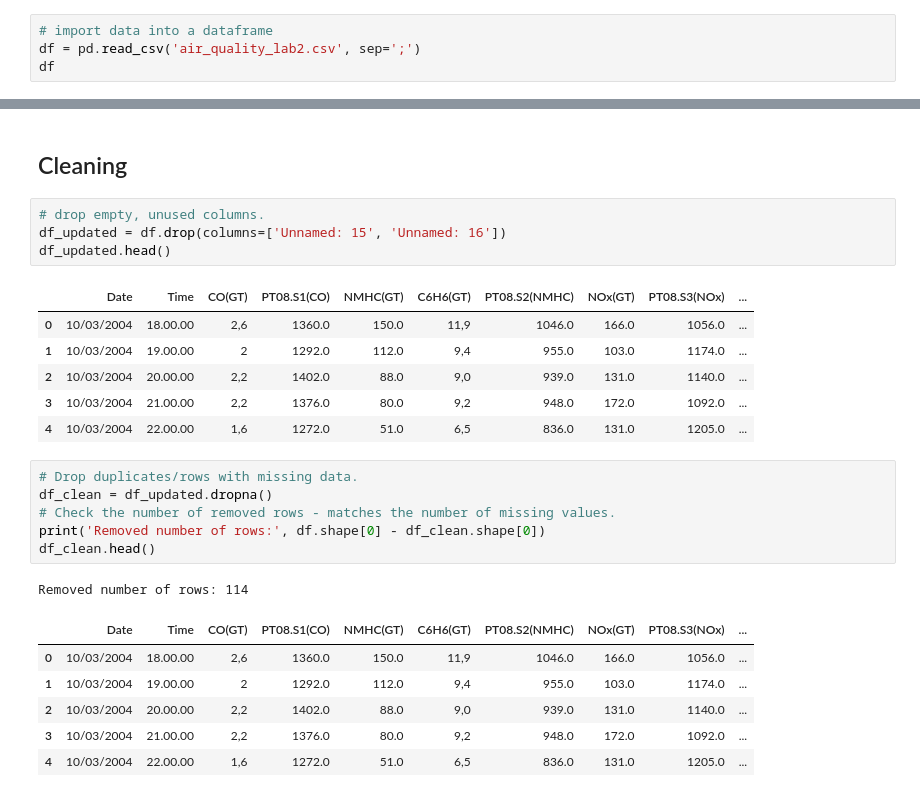
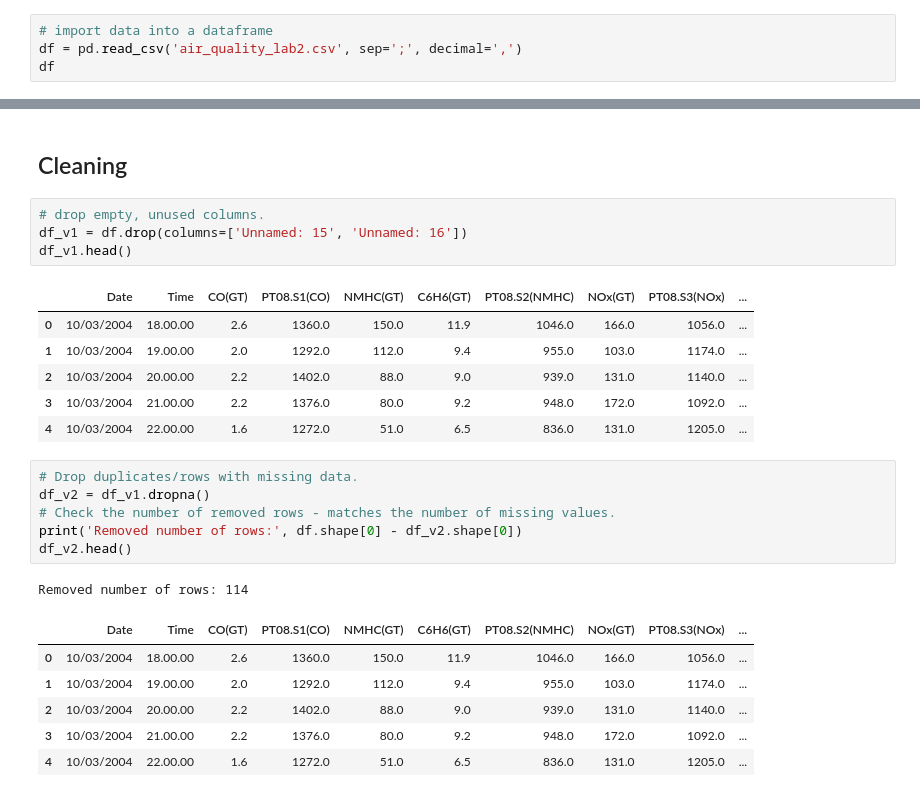
Before and after one commit to Ri-Dearg/aiml-labs, a Jupyter notebook: lab2b.ipynb, the cells around one changed output, grey strips where cells are left out. Cells and saved outputs as stored; diff of their text form.

Commit message:
feat: 🧐 finish cleaning

```diff
--- a/lab2b.ipynb
+++ b/lab2b.ipynb
@@ -13,7 +17,7 @@ from sklearn import metrics
 from sklearn.linear_model import LinearRegression
 # %%
 # import data into a dataframe
-df = pd.read_csv('air_quality_lab2.csv', sep=';')
+df = pd.read_csv('air_quality_lab2.csv', sep=';', decimal=',')
 df
 # %% [output]
 |  | Date | Time | CO(GT) | PT08.S1(CO) | NMHC(GT) | C6H6(GT) | PT08.S2(NMHC) | NOx(GT) | PT08.S3(NOx) | ... |
@@ -116,27 +122,27 @@ dtype: int64
 ## Cleaning
 # %%
 # drop empty, unused columns.
-df_updated = df.drop(columns=['Unnamed: 15', 'Unnamed: 16'])
-df_updated.head()
+df_v1 = df.drop(columns=['Unnamed: 15', 'Unnamed: 16'])
+df_v1.head()
 # %% [output]
 |  | Date | Time | CO(GT) | PT08.S1(CO) | NMHC(GT) | C6H6(GT) | PT08.S2(NMHC) | NOx(GT) | PT08.S3(NOx) | ... |
-| 0 | 10/03/2004 | 18.00.00 | 2,6 | 1360.0 | 150.0 | 11,9 | 1046.0 | 166.0 | 1056.0 | ... |
-| 1 | 10/03/2004 | 19.00.00 | 2 | 1292.0 | 112.0 | 9,4 | 955.0 | 103.0 | 1174.0 | ... |
-| 2 | 10/03/2004 | 20.00.00 | 2,2 | 1402.0 | 88.0 | 9,0 | 939.0 | 131.0 | 1140.0 | ... |
-| 3 | 10/03/2004 | 21.00.00 | 2,2 | 1376.0 | 80.0 | 9,2 | 948.0 | 172.0 | 1092.0 | ... |
-| 4 | 10/03/2004 | 22.00.00 | 1,6 | 1272.0 | 51.0 | 6,5 | 836.0 | 131.0 | 1205.0 | ... |
+| 0 | 10/03/2004 | 18.00.00 | 2.6 | 1360.0 | 150.0 | 11.9 | 1046.0 | 166.0 | 1056.0 | ... |
+| 1 | 10/03/2004 | 19.00.00 | 2.0 | 1292.0 | 112.0 | 9.4 | 955.0 | 103.0 | 1174.0 | ... |
+| 2 | 10/03/2004 | 20.00.00 | 2.2 | 1402.0 | 88.0 | 9.0 | 939.0 | 131.0 | 1140.0 | ... |
+| 3 | 10/03/2004 | 21.00.00 | 2.2 | 1376.0 | 80.0 | 9.2 | 948.0 | 172.0 | 1092.0 | ... |
+| 4 | 10/03/2004 | 22.00.00 | 1.6 | 1272.0 | 51.0 | 6.5 | 836.0 | 131.0 | 1205.0 | ... |
 # %%
 # Drop duplicates/rows with missing data.
-df_clean = df_updated.dropna()
+df_v2 = df_v1.dropna()
 # Check the number of removed rows - matches the number of missing values.
-print('Removed number of rows:', df.shape[0] - df_clean.shape[0])
-df_clean.head()
+print('Removed number of rows:', df.shape[0] - df_v2.shape[0])
+df_v2.head()
 # %% [output]
 Removed number of rows: 114
 |  | Date | Time | CO(GT) | PT08.S1(CO) | NMHC(GT) | C6H6(GT) | PT08.S2(NMHC) | NOx(GT) | PT08.S3(NOx) | ... |
-| 0 | 10/03/2004 | 18.00.00 | 2,6 | 1360.0 | 150.0 | 11,9 | 1046.0 | 166.0 | 1056.0 | ... |
-| 1 | 10/03/2004 | 19.00.00 | 2 | 1292.0 | 112.0 | 9,4 | 955.0 | 103.0 | 1174.0 | ... |
-| 2 | 10/03/2004 | 20.00.00 | 2,2 | 1402.0 | 88.0 | 9,0 | 939.0 | 131.0 | 1140.0 | ... |
-| 3 | 10/03/2004 | 21.00.00 | 2,2 | 1376.0 | 80.0 | 9,2 | 948.0 | 172.0 | 1092.0 | ... |
-| 4 | 10/03/2004 | 22.00.00 | 1,6 | 1272.0 | 51.0 | 6,5 | 836.0 | 131.0 | 1205.0 | ... |
+| 0 | 10/03/2004 | 18.00.00 | 2.6 | 1360.0 | 150.0 | 11.9 | 1046.0 | 166.0 | 1056.0 | ... |
+| 1 | 10/03/2004 | 19.00.00 | 2.0 | 1292.0 | 112.0 | 9.4 | 955.0 | 103.0 | 1174.0 | ... |
+| 2 | 10/03/2004 | 20.00.00 | 2.2 | 1402.0 | 88.0 | 9.0 | 939.0 | 131.0 | 1140.0 | ... |
+| 3 | 10/03/2004 | 21.00.00 | 2.2 | 1376.0 | 80.0 | 9.2 | 948.0 | 172.0 | 1092.0 | ... |
+| 4 | 10/03/2004 | 22.00.00 | 1.6 | 1272.0 | 51.0 | 6.5 | 836.0 | 131.0 | 1205.0 | ... |
 # %%
```
Also changed, not shown: parts of 9 cells of this notebook.
